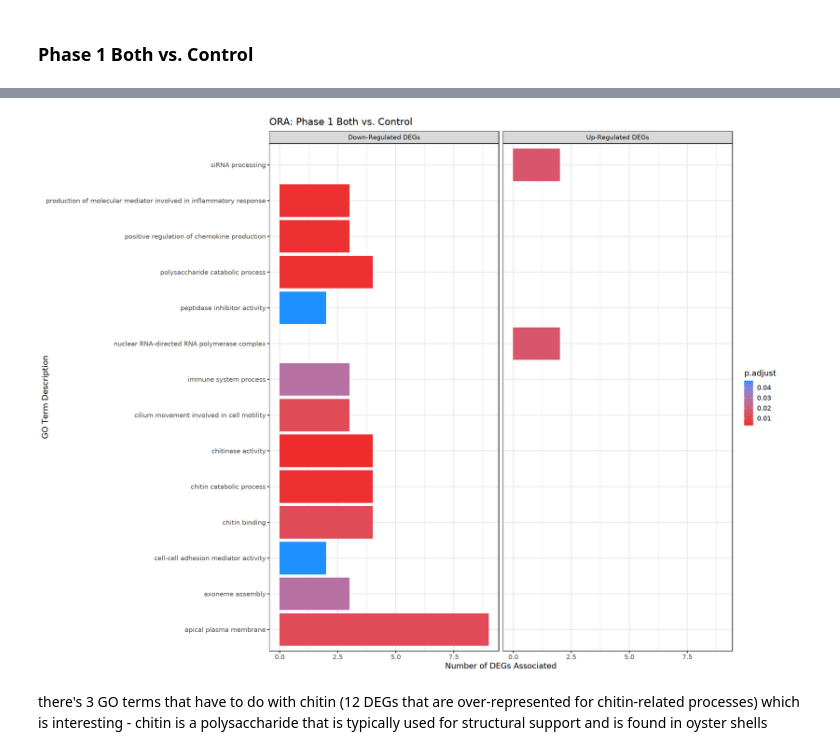
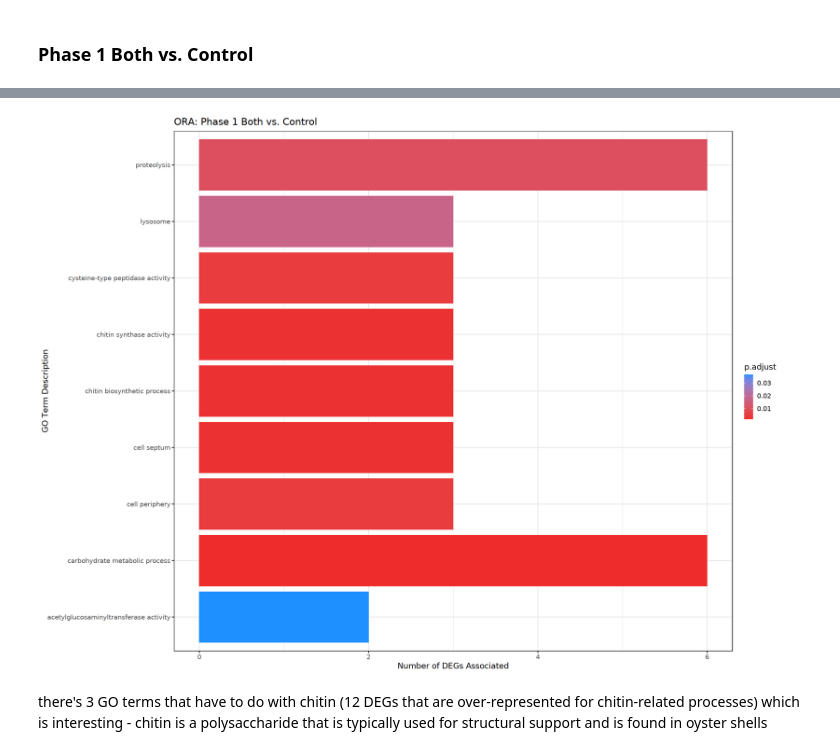
Before and after one commit to jgmcdonough/CE24_RNA-seq, a Jupyter notebook: analysis/diff_expression/phase1_v_phase1/new_refGenome/GO_newRef_p1.v.p1.ipynb, the cells around one changed output, grey strips where cells are left out. Cells and saved outputs as stored; diff of their text form; code cells hidden in the pictures.

```diff
--- a/analysis/diff_expression/phase1_v_phase1/new_refGenome/GO_newRef_p1.v.p1.ipynb
+++ b/analysis/diff_expression/phase1_v_phase1/new_refGenome/GO_newRef_p1.v.p1.ipynb
@@ -717,13 +684,21 @@ ggsave('/project/pi_sarah_gignouxwolfsohn_uml_edu/julia/CE_2024/CE24_RNA-seq/ana
 # %% [markdown]
 ### Phase 1 Both vs. Control
 # %%
-b.c_up <- b.c_deg %>%
+b.c_up <- comps$b.c %>%
+# filter for DEGs
+filter(abs(log2FoldChange) > 1 & padj < 0.05) %>%
+# pull out up-reg
 filter(log2FoldChange > 0)
-b.c_up <- b.c_up$X
+
+b.c_up <- b.c_up$Gene
 head(b.c_up)
 
-b.c_down <- b.c_deg %>%
+b.c_down <- comps$b.c %>%
+# filter for DEGs
+filter(abs(log2FoldChange) > 1 & padj < 0.05) %>%
+# pull out down-reg
 filter(log2FoldChange < 0)
-b.c_down <- b.c_down$X
+
+b.c_down <- b.c_down$Gene
 head(b.c_down)
 # %% [output]
@@ -739,7 +714,7 @@ b.c_up.res <- enricher(
     TERM2NAME = term2name,
     pvalueCutoff = 0.05,
     pAdjustMethod = "BH",
-    universe = w.h$X)
+    universe = w.h$Gene)
 
 b.c_up.ora <- as.data.frame(b.c_up.res)
 
@@ -758,7 +733,7 @@ b.c_down.res <- enricher(
     TERM2NAME = term2name,
     pvalueCutoff = 0.05,
     pAdjustMethod = "BH",
-    universe = w.h$X)
+    universe = w.h$Gene)
 
 b.c_down.ora <- as.data.frame(b.c_down.res)
 
@@ -776,7 +750,0 @@ A data.frame: 6 × 9
-# %%
-b.c_down.ora$direction <- 'Down-Regulated DEGs'
-b.c_up.ora$direction <- 'Up-Regulated DEGs'
-
-b.c.ora <- rbind(b.c_up.ora, b.c_down.ora)
-head(b.c.ora, 2)
-tail(b.c.ora,2)
@@ -794,16 +751,16 @@ A data.frame: 2 × 10
 # %%
 options(repr.plot.width=20, repr.plot.height=15)
 
-b.c.bar <- ggplot(b.c.ora, aes(x=Description, y=Count)) +
+b.c.bar <- ggplot(b.c_down.ora, aes(x=Description, y=Count)) +
 geom_bar(stat = "identity", aes(fill=p.adjust)) +
 scale_fill_gradient(low = 'firebrick2', high = 'dodgerblue') +
 coord_flip() +
 theme_bw(base_size=15) +
-facet_wrap(~direction) +
+# facet_wrap(~direction) +
 labs(title = 'ORA: Phase 1 Both vs. Control',
     x = 'GO Term Description',
     y = 'Number of DEGs Associated')
 
 b.c.bar
 # %% [output]
-[figure, old version]
+[figure, new version]
```
Also changed, not shown: parts of 28 cells of this notebook.
